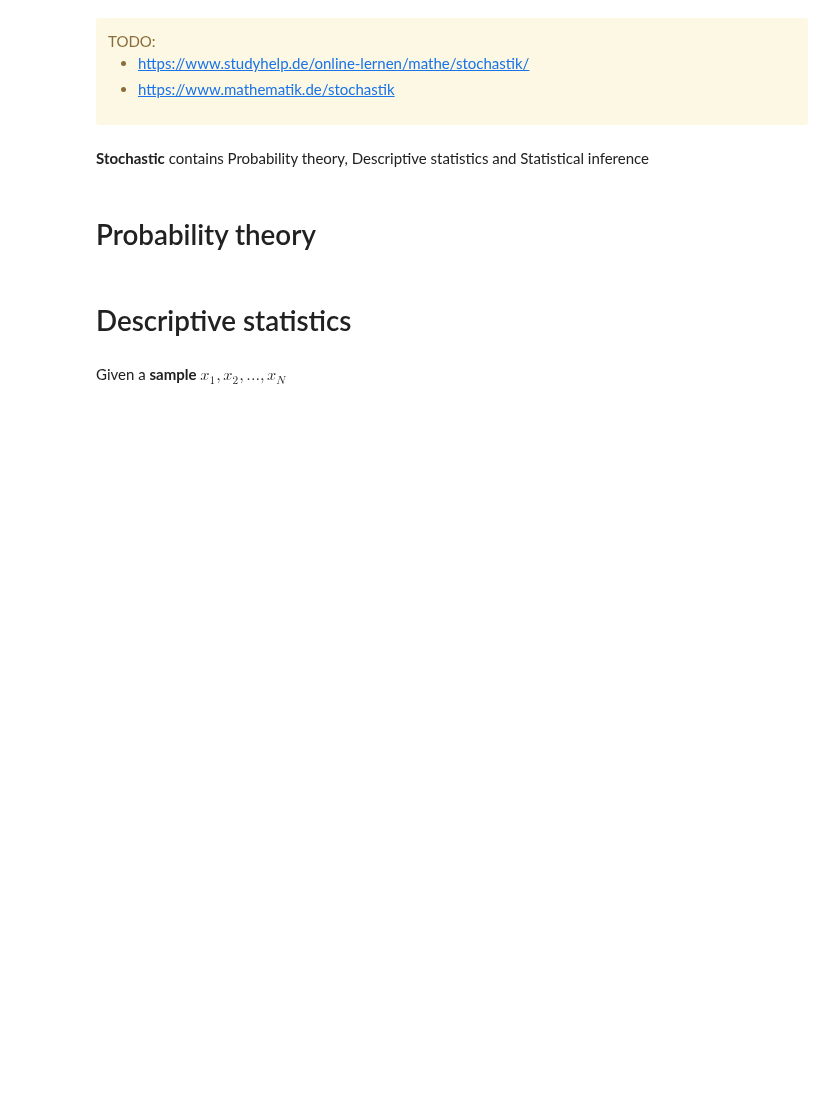
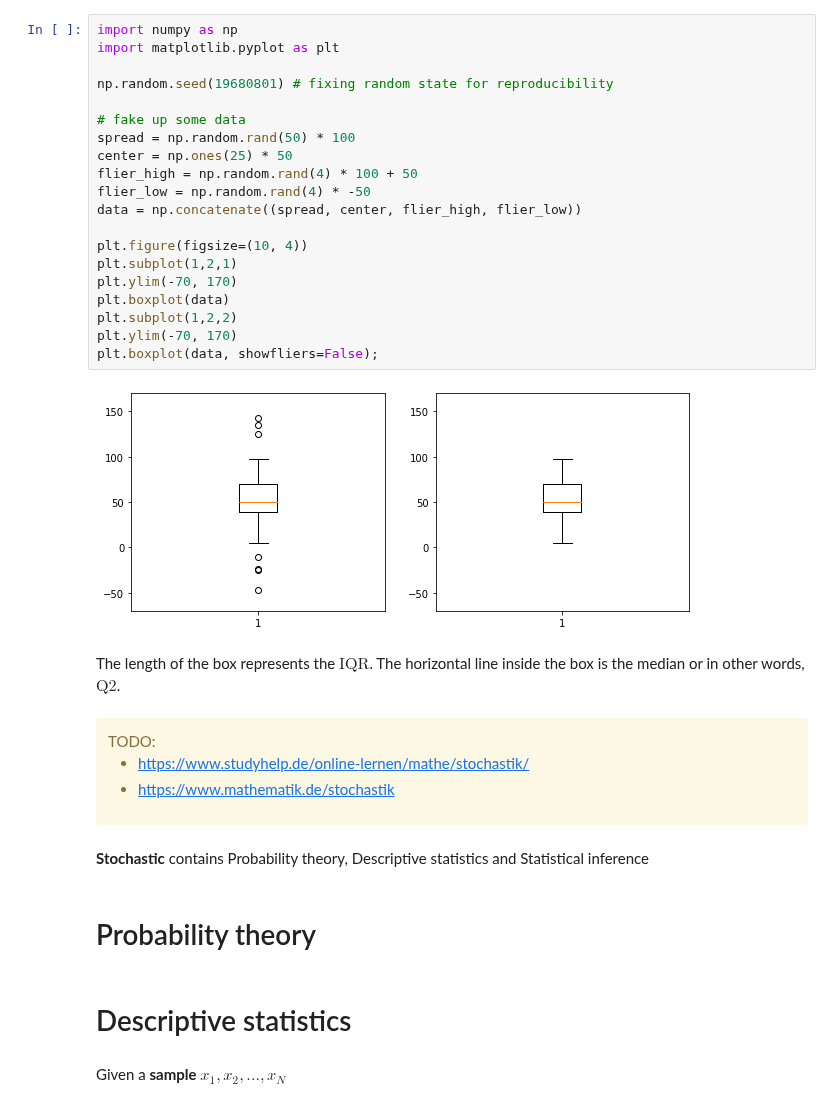
Before and after one commit to thomd/math, a Jupyter notebook: statistics.ipynb, the cells around one changed output. Drawn from its saved outputs; the diff is of its cells as text; blank space fills up the shorter version.

```diff
--- a/Stochastic.ipynb
+++ b/statistics.ipynb
@@ -1,3 +126,27 @@
+# %%
+import numpy as np
+import matplotlib.pyplot as plt
+
+np.random.seed(19680801) # fixing random state for reproducibility
+
+# fake up some data
+spread = np.random.rand(50) * 100
+center = np.ones(25) * 50
+flier_high = np.random.rand(4) * 100 + 50
+flier_low = np.random.rand(4) * -50
+data = np.concatenate((spread, center, flier_high, flier_low))
+
+plt.figure(figsize=(10, 4))
+plt.subplot(1,2,1)
+plt.ylim(-70, 170)
+plt.boxplot(data)
+plt.subplot(1,2,2)
+plt.ylim(-70, 170)
+plt.boxplot(data, showfliers=False);
+# %% [output]
+[figure, added]
+# %% [markdown]
+The length of the box represents the $\text{IQR}$. The horizontal line inside the box is the median or in other words, $\text{Q2}$.
 # %% [markdown]
 <div class="alert alert-block alert-warning">TODO:
 
```
Also changed, not shown: parts of 10 cells of this notebook.
